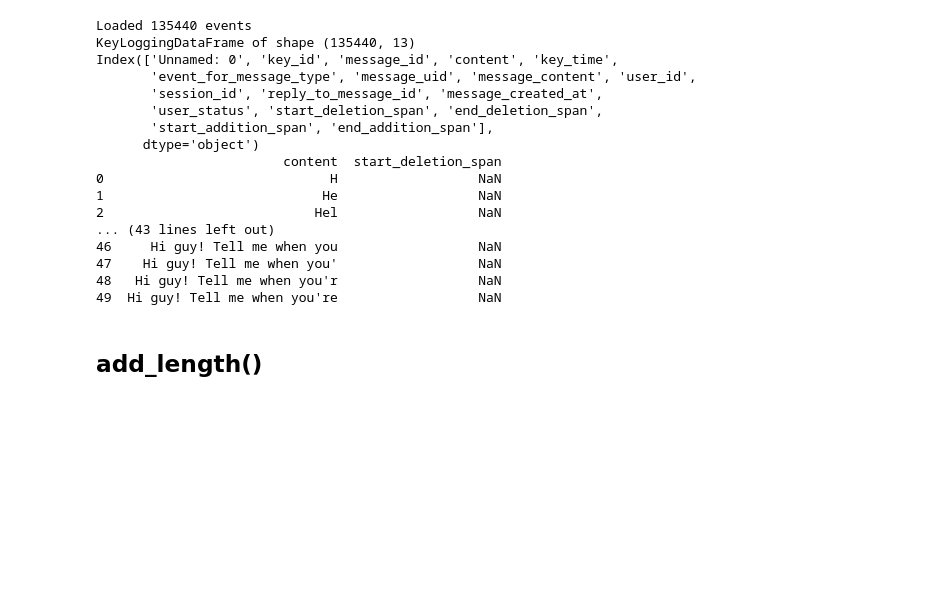
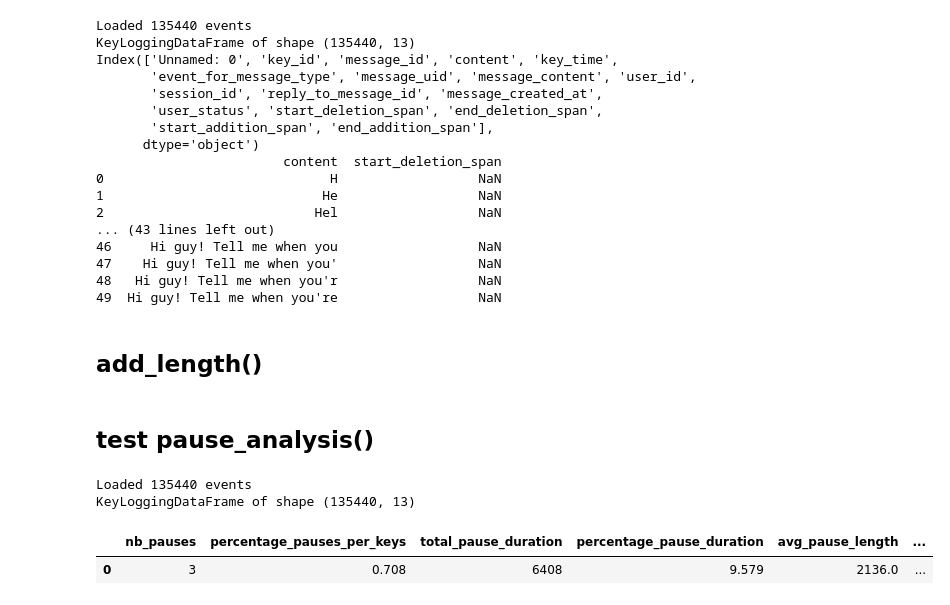
Before and after one commit to sbibauw/keylogging_analysis, a Jupyter notebook: test_module.ipynb, the cells around one changed output. Cells and saved outputs as stored; diff of their text form; code cells hidden in the pictures; blank space fills up the shorter version.

```diff
--- a/test_module.ipynb
+++ b/test_module.ipynb
@@ -345,3 +345,21 @@ Index(['Unnamed: 0', 'key_id', 'message_id', 'content', 'key_time',
 49  Hi guy! Tell me when you're                  NaN
 # %% [markdown]
 ## add_length()
+# %% [markdown]
+## test pause_analysis()
+# %%
+import src.keylogging_analysis as ka
+import pandas as pd
+from IPython.display import display
+
+default_ll = ka.KeyLoggingDataFrame()
+default_ll.load_default_data("ll")
+default_ll.add_iki()
+default_ll.add_pause(method="fixed", threshold=2000, colname="pause2000", iki_colname="iki")
+pause_metrics = default_ll[default_ll["user_id"] == 1].pause_analysis(pause_colname="pause2000", iki_colname="iki")
+display(pause_metrics)
+# %% [output]
+Loaded 135440 events
+KeyLoggingDataFrame of shape (135440, 13)
+|  | nb_pauses | percentage_pauses_per_keys | total_pause_duration | percentage_pause_duration | avg_pause_length | ... |
+| 0 | 3 | 0.708 | 6408 | 9.579 | 2136.0 | ... |
```
Also changed, not shown: parts of 2 cells of this notebook, 2 other files.
